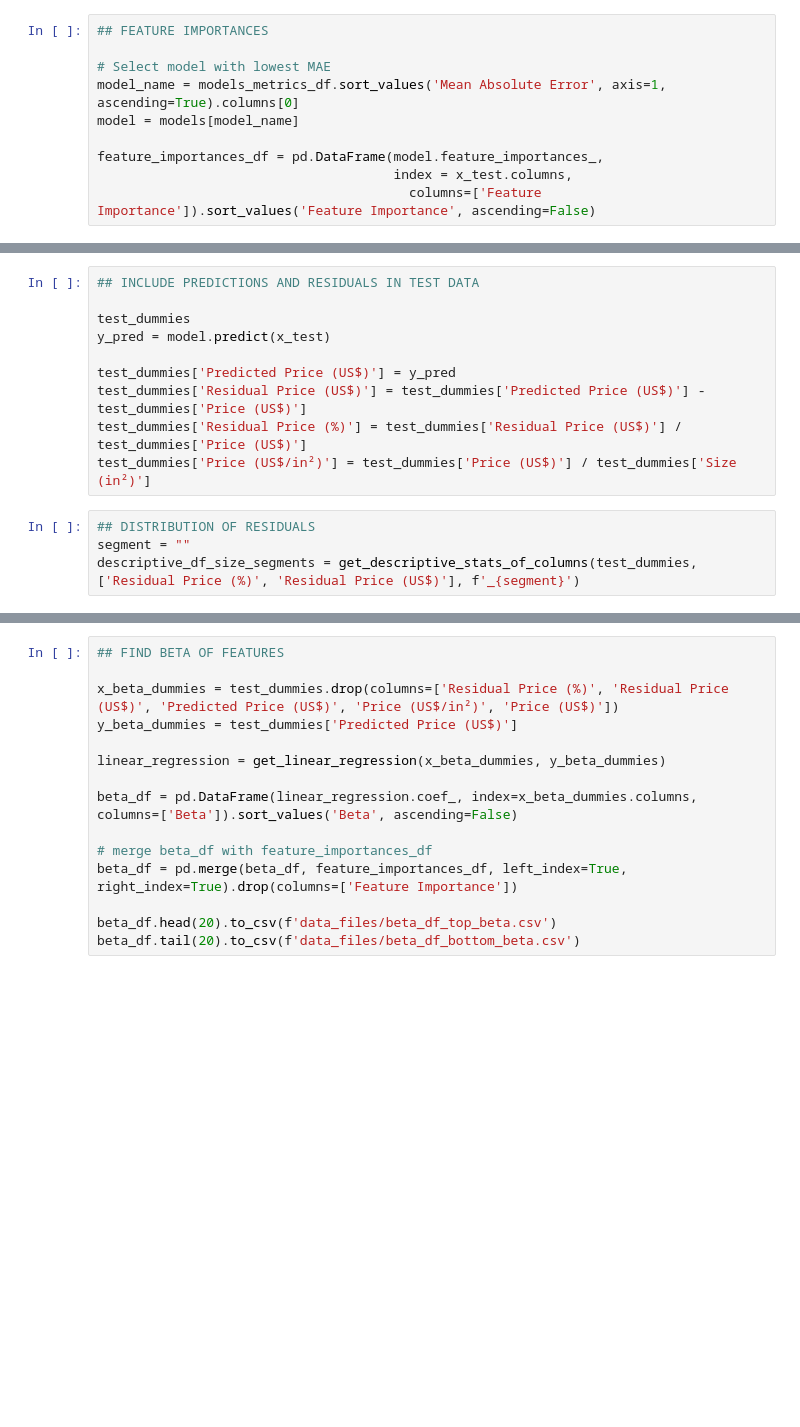
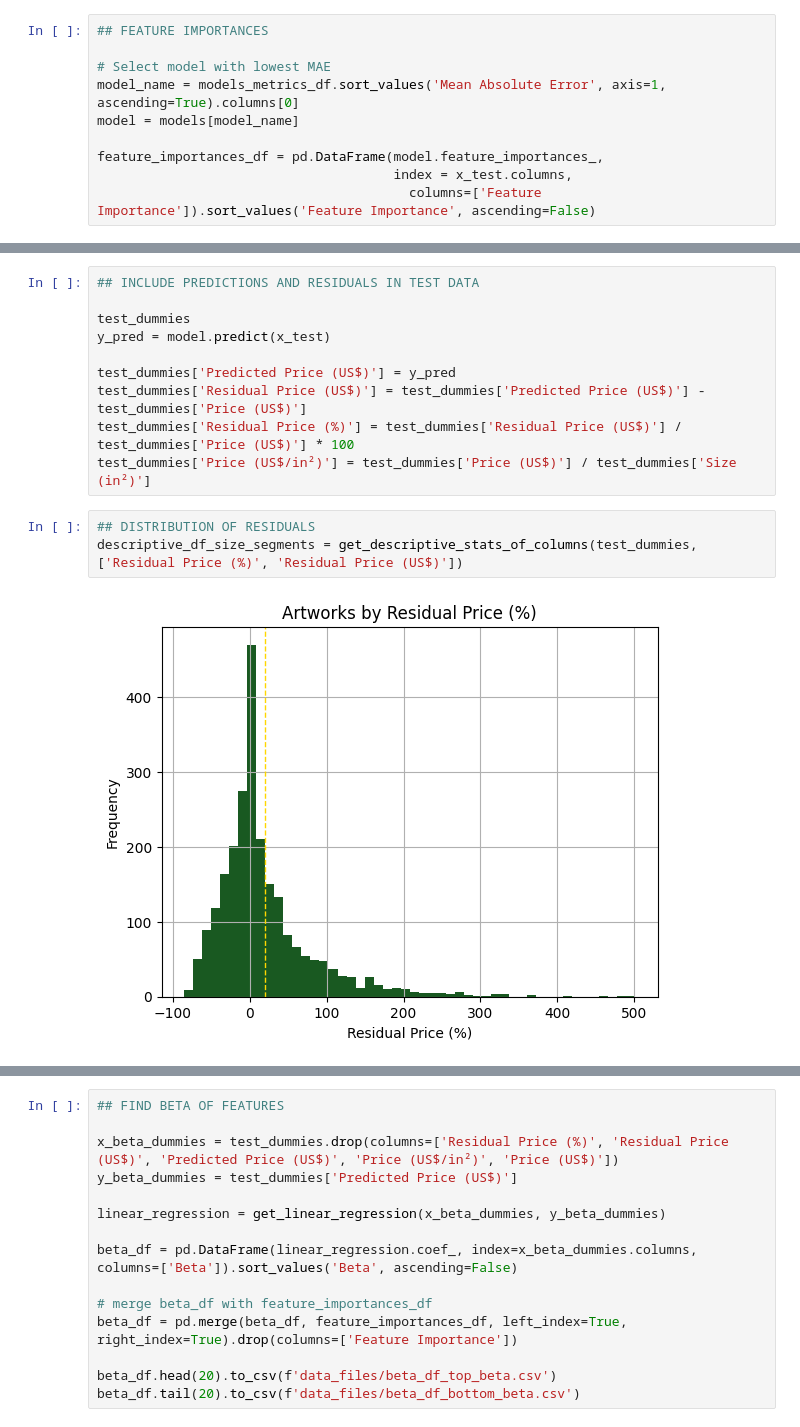
Before and after one commit to cryptogazzetta/Arte, a Jupyter notebook: analysis/saatchi_explore_artworks.ipynb, the cells around one changed output, grey strips where cells are left out. Drawn from its saved outputs; the diff is of its cells as text; blank space fills up the shorter version.

```diff
--- a/analysis/saatchi_explore_artworks.ipynb
+++ b/analysis/saatchi_explore_artworks.ipynb
@@ -519,9 +569,10 @@ y_pred = model.predict(x_test)
 
 test_dummies['Predicted Price (US$)'] = y_pred
 test_dummies['Residual Price (US$)'] = test_dummies['Predicted Price (US$)'] - test_dummies['Price (US$)']
-test_dummies['Residual Price (%)'] = test_dummies['Residual Price (US$)'] / test_dummies['Price (US$)']
+test_dummies['Residual Price (%)'] = test_dummies['Residual Price (US$)'] / test_dummies['Price (US$)'] * 100
 test_dummies['Price (US$/in²)'] = test_dummies['Price (US$)'] / test_dummies['Size (in²)']
 # %%
 ## DISTRIBUTION OF RESIDUALS
-segment = ""
-descriptive_df_size_segments = get_descriptive_stats_of_columns(test_dummies, ['Residual Price (%)', 'Residual Price (US$)'], f'_{segment}')
+descriptive_df_size_segments = get_descriptive_stats_of_columns(test_dummies, ['Residual Price (%)', 'Residual Price (US$)'])
+# %% [output]
+[figure, added]
```
Also changed, not shown: parts of 13 cells of this notebook, 8 other files.
